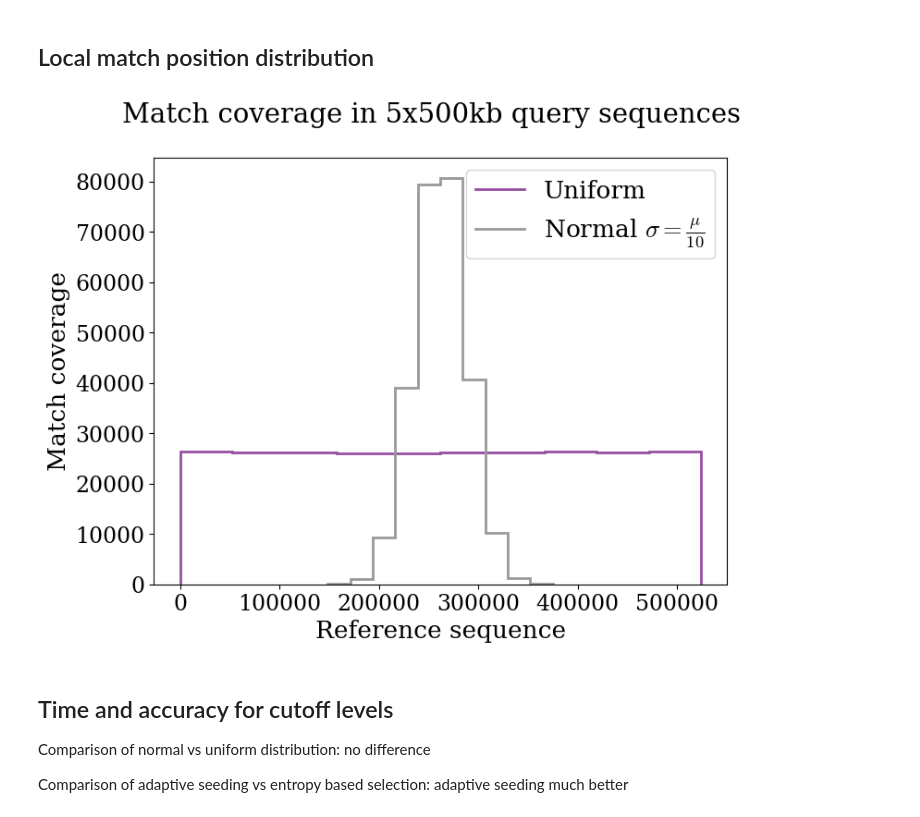
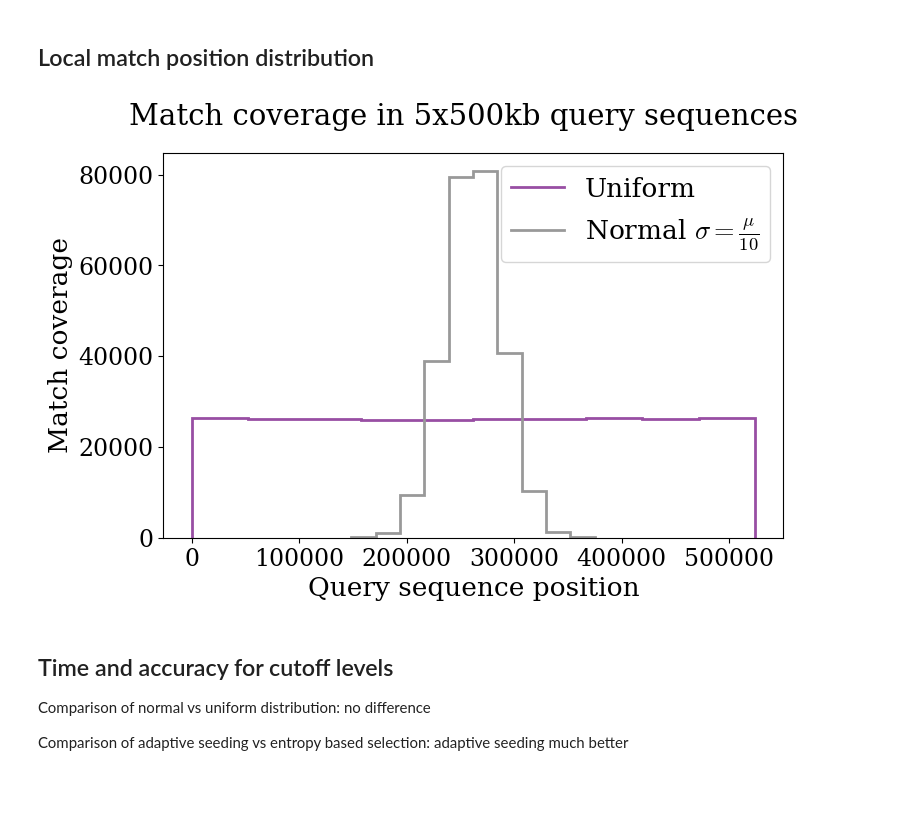
Before and after one commit to eaasna/DREAM-stellar-benchmark, a Jupyter notebook: work-python/markov/Bin hit reduction.ipynb, the cells around one changed output. Drawn from its saved outputs; the diff is of its cells as text; code cells hidden in the pictures; blank space fills up the shorter version.

Commit message:
Newest figures

```diff
--- a/work-python/markov/Bin hit reduction.ipynb
+++ b/work-python/markov/Bin hit reduction.ipynb
@@ -57,21 +57,21 @@ uniform.drop(["end"], axis = 1, inplace = True)
 # %%
 fig, ax = plt.subplots(1,1)
 fig.suptitle('Match coverage in 5x500kb query sequences', fontsize=BIGGER_SIZE)
-fig.set_size_inches(8, 6)
+fig.set_size_inches(8, 5)
 
 counts, bins = np.histogram(uniform.begin)
 ax.stairs(counts, bins, label = "Uniform", color = CB_color_cycle[5], linewidth = 2)
 
 counts, bins = np.histogram(normal.begin)
 ax.stairs(counts, bins, label = r'Normal $\sigma=\frac{\mu}{10}$', color = CB_color_cycle[6], linewidth = 2)
 ax.set_ylabel("Match coverage")
 ax.legend(loc = "upper right")
-ax.set_xlabel("Reference sequence")
+ax.set_xlabel("Query sequence position")
 
-fig.savefig("250Mb_query_match_coverage.pdf", dpi=400, bbox_inches='tight')
+fig.savefig("250Mb_query_match_coverage.png", dpi=400, bbox_inches='tight')
 plt.show()
 # %% [output]
-[figure, old version]
+[figure, new version]
 # %% [markdown]
 ## Time and accuracy for cutoff levels
 
```
Also changed, not shown: parts of 3 cells of this notebook, 1 other file.
